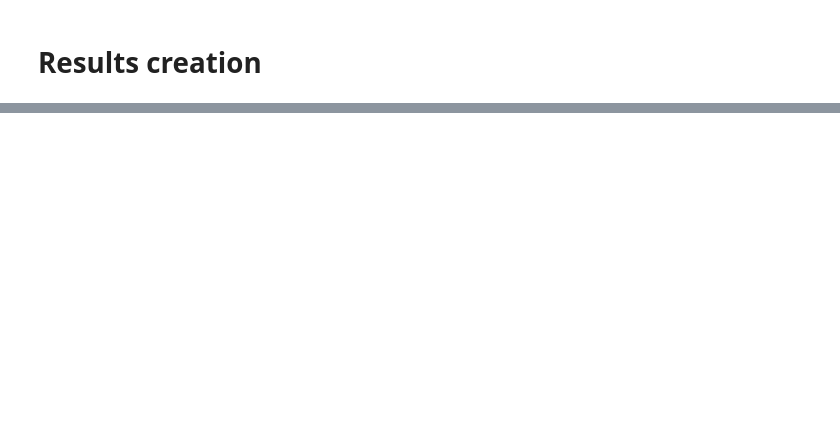
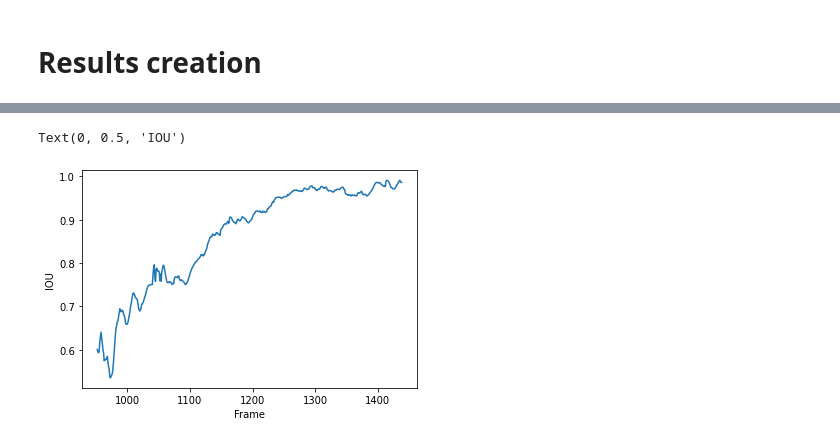
Before and after one commit to akanuasiegbu/BiPOCO, a Jupyter notebook: Trajectory_Pred.ipynb, the cells around one changed output, grey strips where cells are left out. Cells and saved outputs as stored; diff of their text form; code cells hidden in the pictures; blank space fills up the shorter version.

```diff
--- a/Trajectory_Pred.ipynb
+++ b/Trajectory_Pred.ipynb
@@ -602,0 +320,20 @@ def plot_single_videos(model,traindict,testdict):
+# %%
+def bb_intersection_over_union_np(y, x):
+    y = y.astype(float)
+    x = x.astype(float)
+    xA = np.max((x[:,0:1],y[:,0:1]), axis=0,keepdims=True)
+    yA = np.max((x[:,1:2],y[:,1:2]), axis=0,keepdims=True)
+    xB = np.min((x[:,2:3],y[:,2:3]), axis=0,keepdims=True)
+    yB = np.min((x[:,3:4],y[:,3:4]), axis=0,keepdims=True)
+
+    interArea1 = np.max((np.zeros_like(xB), (xB-xA +1) ), axis=0, keepdims=True)
+    interArea2 = np.max((np.zeros_like(xB), (yB-yA +1) ), axis=0, keepdims=True)
+    interArea = interArea1*interArea2
+    boxAArea = (x[:,2:3] - x[:,0:1] + 1) * (x[:,3:4] - x[:,1:2] + 1)
+    boxBArea = (y[:,2:3] - y[:,0:1] + 1) * (y[:,3:4] - y[:,1:2] + 1)
+
+    iou = interArea / (boxAArea + boxBArea - interArea)
+#     iou_mean = -np.mean(iou)
+    return iou
+# %%
+ped = pedsort(testdict)
@@ -602,0 +366,13 @@ def plot_single_videos(model,traindict,testdict):
+# %%
+out1 = model.predict(x)
+# out = norm_train_max_min(data=out1, max1 = max1,min1 =min1,undo_norm=True)
+# bb_intersection_over_union_np(out, ped[j]['y_ppl_box'])
+out = bb_intersection_over_union_np(out1,y)
+# out = bb_intersection_over_union_np(out,ped[j]['y_ppl_box'])
+# %%
+plt.plot(ped[j]['frame_ppl_id'][:,-1,0], np.squeeze(out),'-')
+plt.xlabel('Frame')
+plt.ylabel('IOU')
+# %% [output]
+Text(0, 0.5, 'IOU')
+[figure, added]
```
Also changed, not shown: parts of 90 cells of this notebook, 1 other file.
